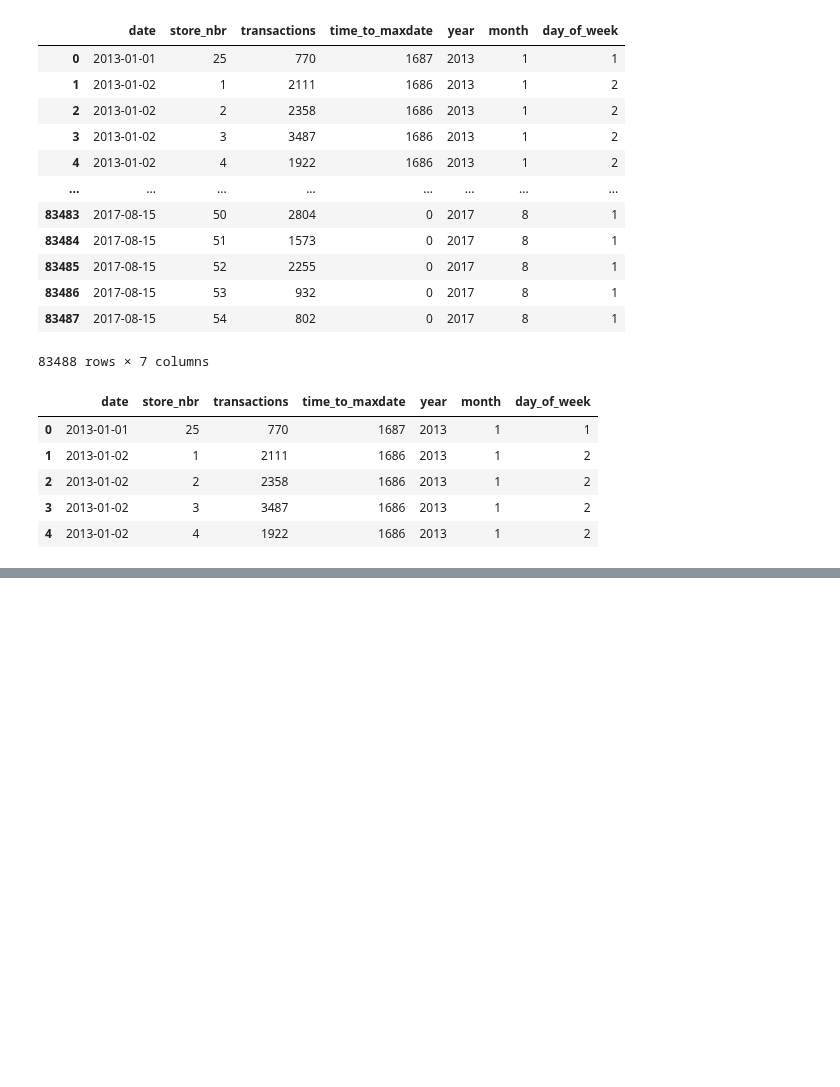
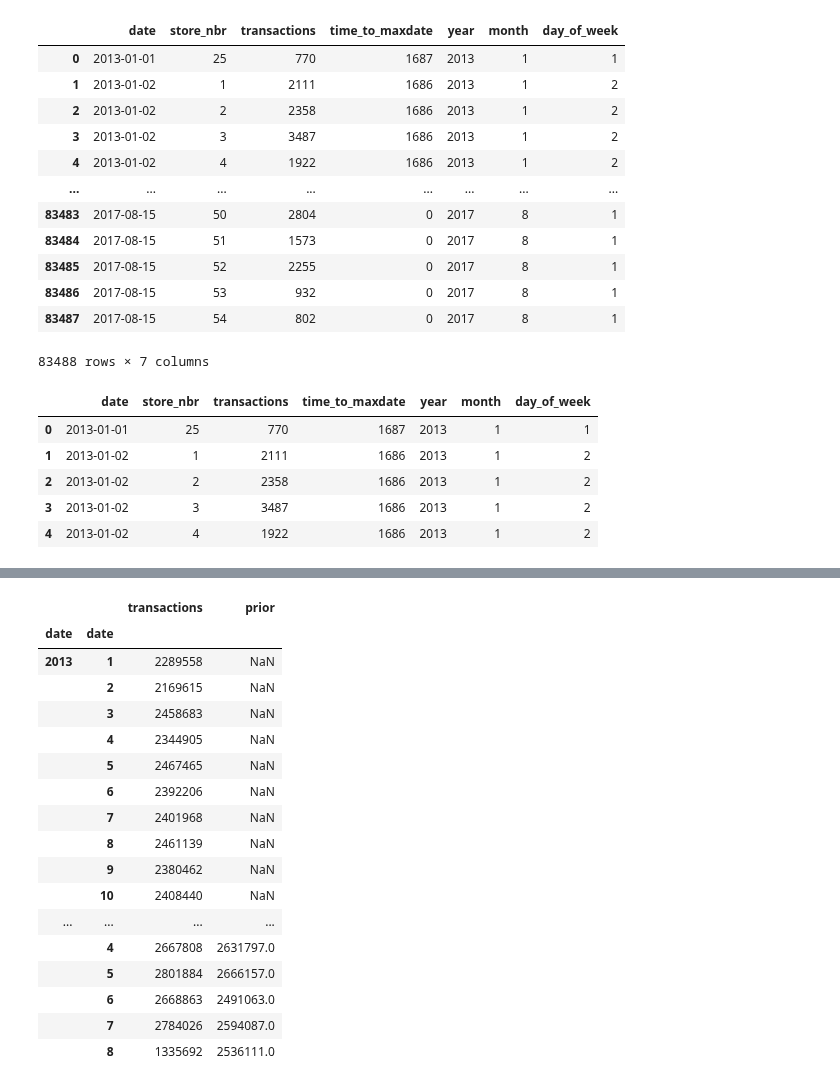
Before and after one commit to lingeshnafeax/DataScience, a Jupyter notebook: Numpy Pandas/DateTime.ipynb, the cells around one changed output, grey strips where cells are left out. Cells and saved outputs as stored; diff of their text form; code cells hidden in the pictures; blank space fills up the shorter version.

```diff
--- a/Numpy Pandas/DateTime.ipynb
+++ b/Numpy Pandas/DateTime.ipynb
@@ -228,0 +375,3 @@ df.pivot_table(index="year",columns="month",values="transactions",aggfunc="sum")
+# %%
+df=pd.read_csv("transactions.csv",parse_dates=["date"])
+df
@@ -228,0 +409,3 @@ df.pivot_table(index="year",columns="month",values="transactions",aggfunc="sum")
+# %%
+transaction44=df.groupby([df["date"].dt.year,df["date"].dt.month]).agg({"transactions":"sum"})
+transaction44
@@ -228,0 +431,22 @@ df.pivot_table(index="year",columns="month",values="transactions",aggfunc="sum")
+# %%
+transaction44["prior"]=transaction44["transactions"].shift(12)
+transaction44
+# %% [output]
+|  |  | transactions | prior |
+| date | date |  |  |
+| 2013 | 1 | 2289558 | NaN |
+|  | 2 | 2169615 | NaN |
+|  | 3 | 2458683 | NaN |
+|  | 4 | 2344905 | NaN |
+|  | 5 | 2467465 | NaN |
+|  | 6 | 2392206 | NaN |
+|  | 7 | 2401968 | NaN |
+|  | 8 | 2461139 | NaN |
+|  | 9 | 2380462 | NaN |
+|  | 10 | 2408440 | NaN |
+| ... | ... | ... | ... |
+|  | 4 | 2667808 | 2631797.0 |
+|  | 5 | 2801884 | 2666157.0 |
+|  | 6 | 2668863 | 2491063.0 |
+|  | 7 | 2784026 | 2594087.0 |
+|  | 8 | 1335692 | 2536111.0 |
```
Also changed, not shown: parts of 14 cells of this notebook.
